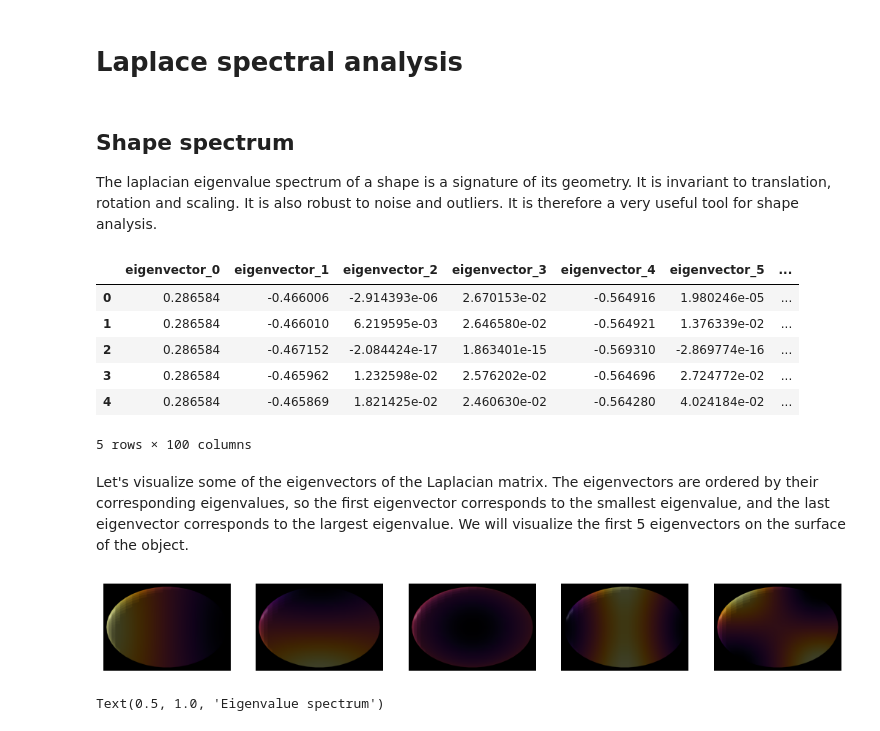
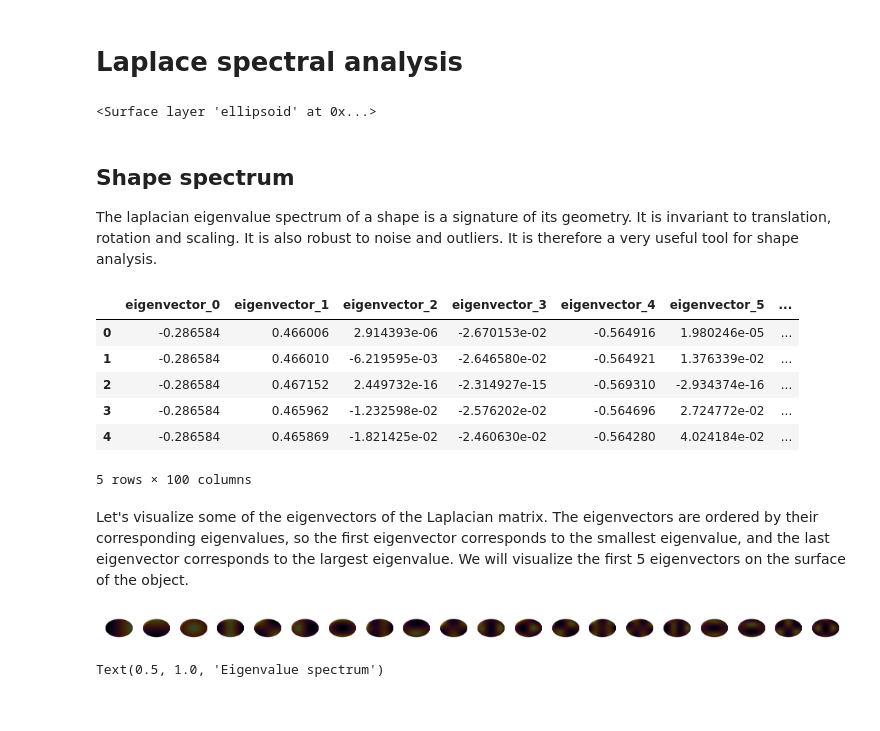
Before and after one commit to jo-mueller/napari-shape-odyssey, a Jupyter notebook: docs/notebooks/spectral_analysis/spectral_analysis.ipynb, the cells around one changed output. Saved outputs shown, nothing was run; the diff lists cells and outputs as text; code cells hidden in the pictures.

```diff
--- a/docs/notebooks/spectral_analysis/spectral_analysis.ipynb
+++ b/docs/notebooks/spectral_analysis/spectral_analysis.ipynb
@@ -15,6 +15,9 @@ from sklearn import manifold, cluster
 viewer = napari.Viewer(ndisplay=3)
 # %%
 mesh = vedo.Ellipsoid().triangulate().clean()
+viewer.add_surface((mesh.points(), np.asarray(mesh.faces())), name="ellipsoid")
+# %% [output]
+<Surface layer 'ellipsoid' at 0x...>
 # %% [markdown]
 ## Shape spectrum
 
@@ -29,26 +32,26 @@ viewer.layers[0].features = feature_table
 viewer.layers[0].features.head()
 # %% [output]
 |  | eigenvector_0 | eigenvector_1 | eigenvector_2 | eigenvector_3 | eigenvector_4 | eigenvector_5 | ... |
-| 0 | 0.286584 | -0.466006 | -2.914393e-06 | 2.670153e-02 | -0.564916 | 1.980246e-05 | ... |
-| 1 | 0.286584 | -0.466010 | 6.219595e-03 | 2.646580e-02 | -0.564921 | 1.376339e-02 | ... |
-| 2 | 0.286584 | -0.467152 | -2.084424e-17 | 1.863401e-15 | -0.569310 | -2.869774e-16 | ... |
-| 3 | 0.286584 | -0.465962 | 1.232598e-02 | 2.576202e-02 | -0.564696 | 2.724772e-02 | ... |
-| 4 | 0.286584 | -0.465869 | 1.821425e-02 | 2.460630e-02 | -0.564280 | 4.024184e-02 | ... |
+| 0 | -0.286584 | 0.466006 | 2.914393e-06 | -2.670153e-02 | -0.564916 | 1.980246e-05 | ... |
+| 1 | -0.286584 | 0.466010 | -6.219595e-03 | -2.646580e-02 | -0.564921 | 1.376339e-02 | ... |
+| 2 | -0.286584 | 0.467152 | 2.449732e-16 | -2.314927e-15 | -0.569310 | -2.934374e-16 | ... |
+| 3 | -0.286584 | 0.465962 | -1.232598e-02 | -2.576202e-02 | -0.564696 | 2.724772e-02 | ... |
+| 4 | -0.286584 | 0.465869 | -1.821425e-02 | -2.460630e-02 | -0.564280 | 4.024184e-02 | ... |
 5 rows × 100 columns
 # %% [markdown]
 Let's visualize some of the eigenvectors of the Laplacian matrix. The eigenvectors are ordered by their corresponding eigenvalues, so the first eigenvector corresponds to the smallest eigenvalue, and the last eigenvector corresponds to the largest eigenvalue. We will visualize the first 5 eigenvectors on the surface of the object.
 # %%
-n_visualizations = 5
+n_visualizations = 20
 fig, axes = plt.subplots(ncols=n_visualizations, figsize=(13, 7))
-for i in range(1, 6):
+for i in range(1, n_visualizations+1):
     mesh_tuple = (mesh.points(), np.asarray(mesh.faces()), eigenvectors[:,i])
     viewer.add_surface(mesh_tuple, colormap='inferno')
 
     screenshot = viewer.screenshot()
     axes[i-1].imshow(screenshot)
     axes[i-1].axis('off')
 # %% [output]
-[figure, old version]
+[figure, new version]
 # %%
 fig, ax = plt.subplots(1, 1, figsize=(8, 4))
 ax.plot(np.arange(0, 100), eigenvalues, label='Eigenvalu spectrum')
```
Also changed, not shown: parts of 2 cells of this notebook, 2 other files.
